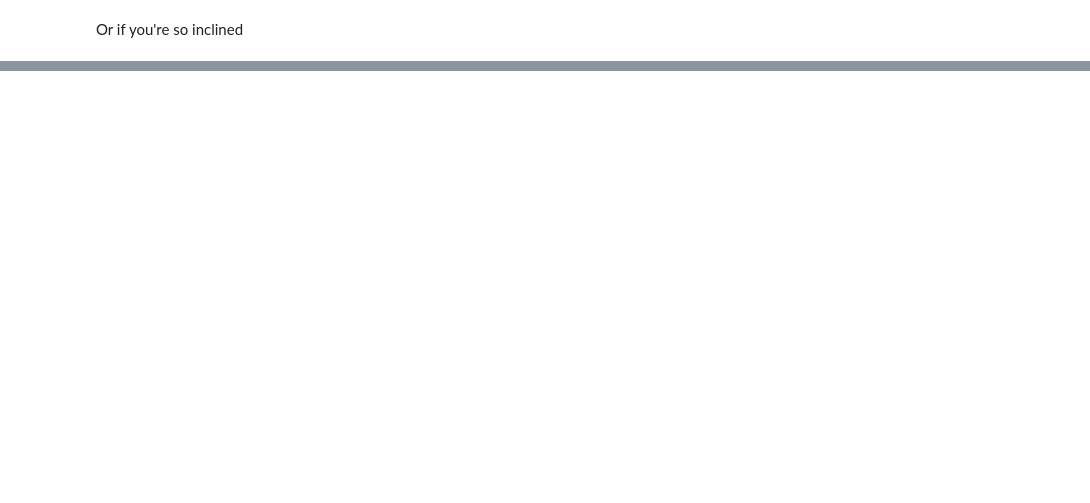
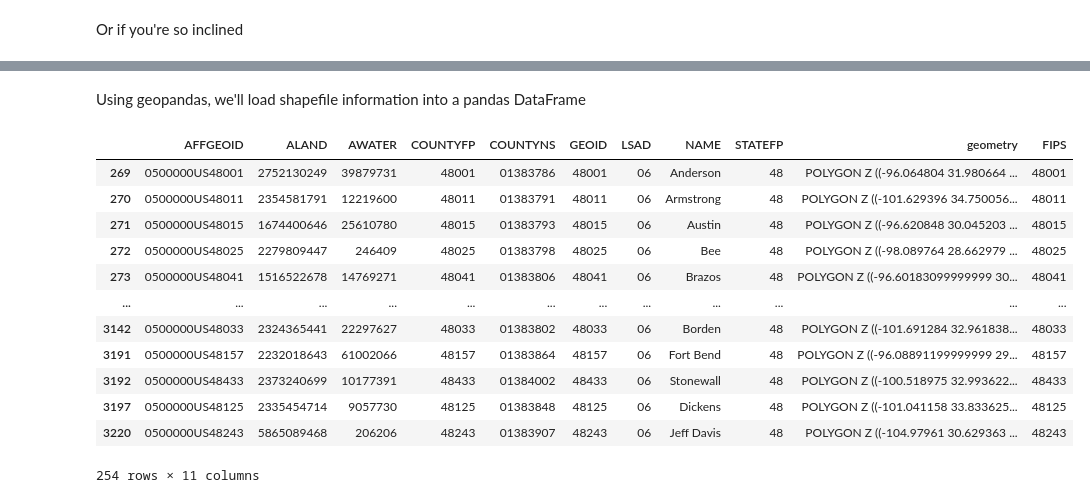
Before and after one commit to rasquith/choroshape, a Jupyter notebook: examples/Talk_example.ipynb, the cells around one changed output, grey strips where cells are left out. Cells and saved outputs as stored; diff of their text form; code cells hidden in the pictures; blank space fills up the shorter version.

```diff
--- a/examples/Talk_example.ipynb
+++ b/examples/Talk_example.ipynb
@@ -398,0 +475,21 @@ plt.show()
+# %% [markdown]
+Using geopandas, we'll load shapefile information into a pandas DataFrame
+# %%
+geodata = gpd.GeoDataFrame.from_file(os.path.normpath('%sshapefiles/cb_2014_us_county_500k.shp' % OUTPATH))
+geodata = geodata[geodata['STATEFP'] == '48']
+geodata = cshp.fix_FIPS(geodata, 'COUNTYFP', 'STATEFP')
+geodata
+# %% [output]
+|  | AFFGEOID | ALAND | AWATER | COUNTYFP | COUNTYNS | GEOID | LSAD | NAME | STATEFP | geometry | FIPS |
+| 269 | 0500000US48001 | 2752130249 | 39879731 | 48001 | 01383786 | 48001 | 06 | Anderson | 48 | POLYGON Z ((-96.064804 31.980664 ... | 48001 |
+| 270 | 0500000US48011 | 2354581791 | 12219600 | 48011 | 01383791 | 48011 | 06 | Armstrong | 48 | POLYGON Z ((-101.629396 34.750056... | 48011 |
+| 271 | 0500000US48015 | 1674400646 | 25610780 | 48015 | 01383793 | 48015 | 06 | Austin | 48 | POLYGON Z ((-96.620848 30.045203 ... | 48015 |
+| 272 | 0500000US48025 | 2279809447 | 246409 | 48025 | 01383798 | 48025 | 06 | Bee | 48 | POLYGON Z ((-98.089764 28.662979 ... | 48025 |
+| 273 | 0500000US48041 | 1516522678 | 14769271 | 48041 | 01383806 | 48041 | 06 | Brazos | 48 | POLYGON Z ((-96.60183099999999 30... | 48041 |
+| ... | ... | ... | ... | ... | ... | ... | ... | ... | ... | ... | ... |
+| 3142 | 0500000US48033 | 2324365441 | 22297627 | 48033 | 01383802 | 48033 | 06 | Borden | 48 | POLYGON Z ((-101.691284 32.961838... | 48033 |
+| 3191 | 0500000US48157 | 2232018643 | 61002066 | 48157 | 01383864 | 48157 | 06 | Fort Bend | 48 | POLYGON Z ((-96.08891199999999 29... | 48157 |
+| 3192 | 0500000US48433 | 2373240699 | 10177391 | 48433 | 01384002 | 48433 | 06 | Stonewall | 48 | POLYGON Z ((-100.518975 32.993622... | 48433 |
+| 3197 | 0500000US48125 | 2335454714 | 9057730 | 48125 | 01383848 | 48125 | 06 | Dickens | 48 | POLYGON Z ((-101.041158 33.833625... | 48125 |
+| 3220 | 0500000US48243 | 5865089468 | 206206 | 48243 | 01383907 | 48243 | 06 | Jeff Davis | 48 | POLYGON Z ((-104.97961 30.629363 ... | 48243 |
+254 rows × 11 columns
```
Also changed, not shown: parts of 19 cells of this notebook, 2 other files.
